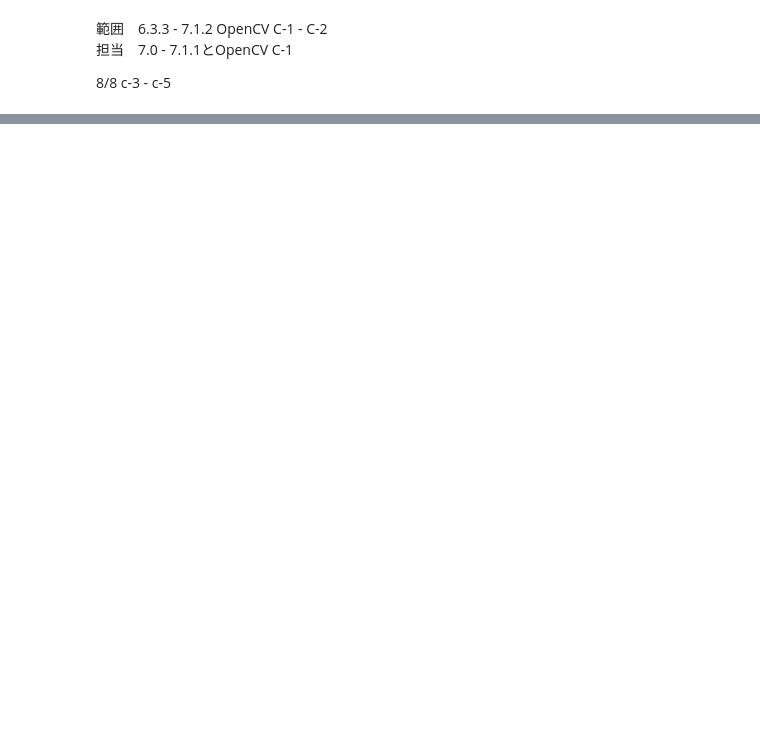
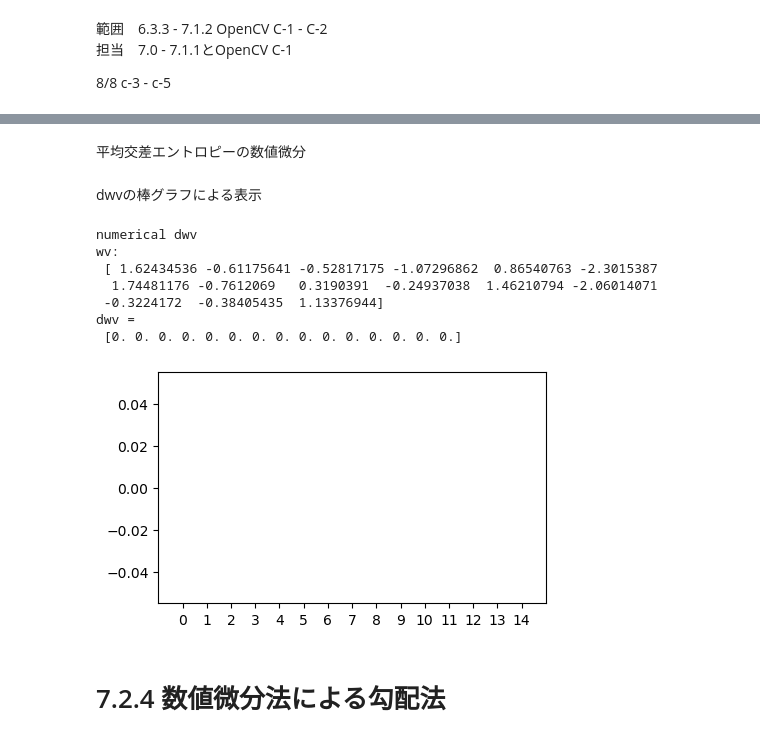
Before and after one commit to a2c6201/ml_labo, a Jupyter notebook: ml_text/section7.ipynb, the cells around one changed output, grey strips where cells are left out. Cells and saved outputs as stored; diff of their text form; code cells hidden in the pictures; blank space fills up the shorter version.

```diff
--- a/ml_text/section7.ipynb
+++ b/ml_text/section7.ipynb
@@ -31,0 +189,7 @@
+# %%
+def cee_FNN(wv, M, K, x, t):
+    N, D = x.shape
+    y, a, z, b = FNN(wv, M, K, x)
+    # 平均交差エントロピー誤差(二重の和を内積により一気に計算)
+    cee = -(t.reshape(-1) @ np.log(y.reshape(-1))) / N      # reshape(-1)は1次元配列に変換
+    return cee
@@ -31,0 +202,61 @@
+# %% [markdown]
+平均交差エントロピーの数値微分
+# %%
+def dcee_FNN_num(wv, M, K, x, t):
+    epsilon = 0.001
+    dwv = np.zeros_like(wv)         # dwvと同じ形状の配列を生成
+    # 数値微分処理
+    for iwv in range(len(wv)):
+        wv_shifted = wv.copy()
+        wv_shifted[iwv] = wv[iwv] + epsilon
+        mse1 = cee_FNN(wv_shifted, M, K, x, t)
+        wv_shifted[iwv] = wv[iwv] + epsilon
+        mse2 = cee_FNN(wv_shifted, M, K, x, t)
+        dwv[iwv] = (mse2 - mse1) / (2 * epsilon)
+    return dwv
+# %% [markdown]
+dwvの棒グラフによる表示
+# %%
+def show_dwv(dwv, D, M):
+    v_start = M * (D + 1)       # vの開始インデックス
+    v_end = dwv.shape[0] - 1    # vの終了インデックス
+    plt.bar(    # dwの表示
+        range(0, v_start), dwv[:v_start],
+        color='black', align='center'
+    )
+    plt.bar(    # dvの表示
+        range(v_start, v_end + 1), dwv[v_start:],
+        color='cornflowerblue', align='center'
+    )
+    plt.xticks(range(0, v_end + 1))
+    plt.xlim(-1, v_end + 1)
+
+# テスト
+D, M, K = 2, 2, 3
+wv_n = M * (D + 1) + K * (M + 1)
+np.random.seed(seed=1)
+wv = np.random.normal(0.0, 1.0, wv_n)       # 平均0.0, 分散1.0のwv_n個の乱数
+dwv = dcee_FNN_num(wv, M, K, X_train, T_train)
+print('numerical dwv')
+print('wv:\n', wv)
+# print('X_train:\n', X_train)
+# print('T_train:\n', T_train)
+# print('X_test:\n', X_test)
+# print('T_test:\n', T_test)
+print('dwv =\n', np.round(dwv, 6))
+
+# グラフ描画
+plt.figure(figsize=(5, 3))
+show_dwv(dwv, D, M)
+plt.show()
+# %% [output]
+numerical dwv
+wv:
+ [ 1.62434536 -0.61175641 -0.52817175 -1.07296862  0.86540763 -2.3015387
+  1.74481176 -0.7612069   0.3190391  -0.24937038  1.46210794 -2.06014071
+ -0.3224172  -0.38405435  1.13376944]
+dwv =
+ [0. 0. 0. 0. 0. 0. 0. 0. 0. 0. 0. 0. 0. 0. 0.]
+[figure, added]
+# %% [markdown]
+# 7.2.4 数値微分法による勾配法
```
Also changed, not shown: parts of 34 cells of this notebook, 1 other file.
